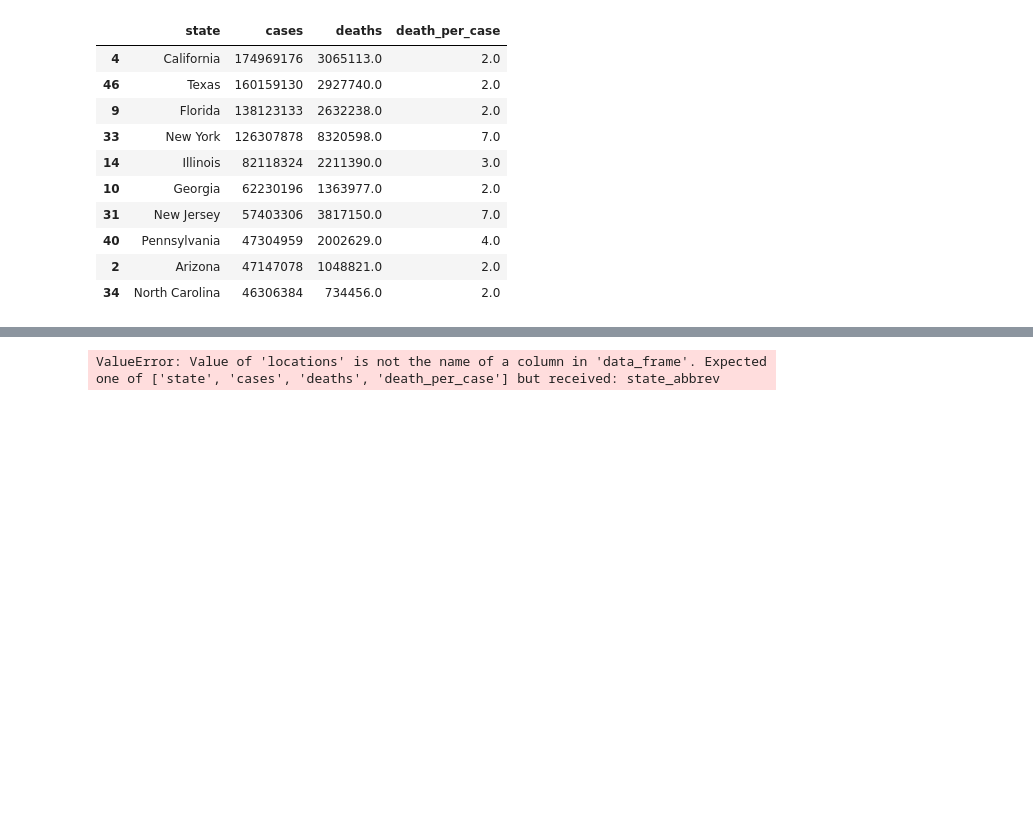
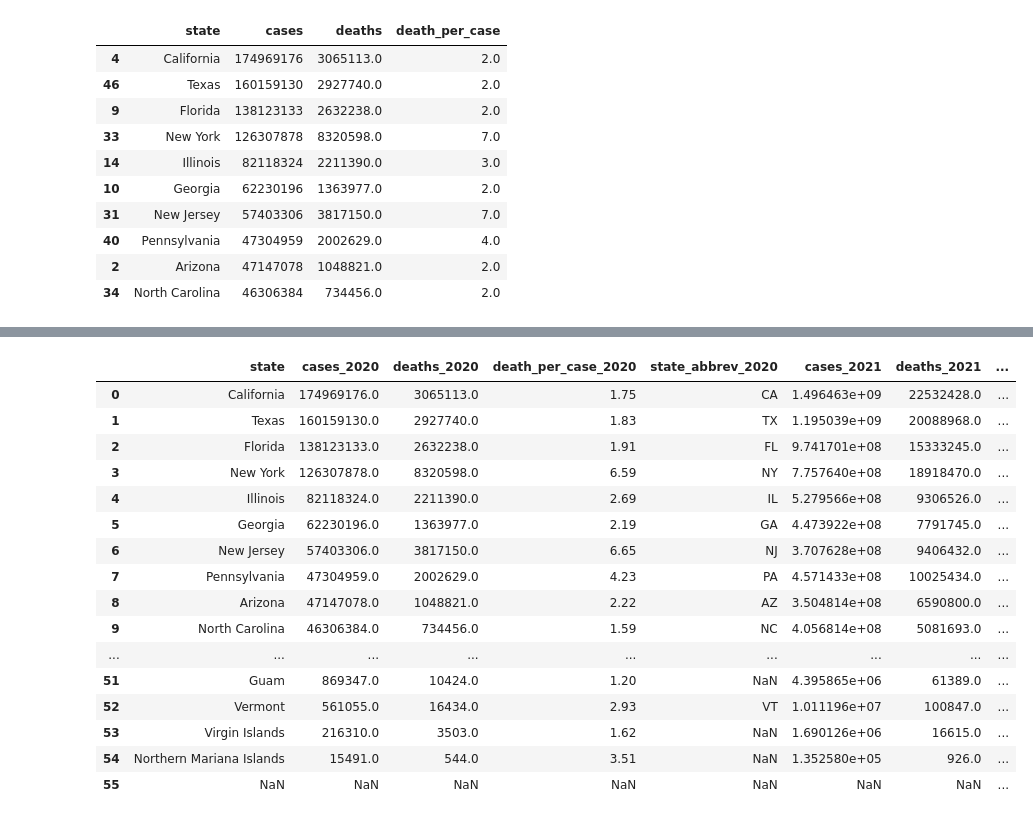
Before and after one commit to piyus22/Covid_19, a Jupyter notebook: covid_data_exploration.ipynb, the cells around one changed output, grey strips where cells are left out. Saved outputs shown, nothing was run; the diff lists cells and outputs as text; code cells hidden in the pictures; blank space fills up the shorter version.

```diff
--- a/covid_data_exploration.ipynb
+++ b/covid_data_exploration.ipynb
@@ -155,9 +170,0 @@ def plot_death_rate_choropleth(df, state_col, death_rate_col, abbrev_col):
-# %%
-plot_death_rate_choropleth(
-    df=counties_2020_groupby,
-    state_col='state',
-    death_rate_col='death_per_case',
-    abbrev_col='state_abbrev'
-)
-# %% [output]
-ValueError: Value of 'locations' is not the name of a column in 'data_frame'. Expected one of ['state', 'cases', 'deaths', 'death_per_case'] but received: state_abbrev
@@ -163,0 +203,27 @@ ValueError: Value of 'locations' is not the name of a column in 'data_frame'. Ex
+# %%
+# Merging 2020,2021, 2022, 2023
+counties_2020_2021_groupby=counties_2020_groupby.merge(counties_2021_groupby,on='state',suffixes=('_2020','_2021'))
+counties_2022_2023_groupby=counties_2022_groupby.merge(counties_2023_groupby,on='state',suffixes=('_2022','_2023'))
+counties_2020_2021_groupby=counties_2020_2021_groupby.sort_values(by='state_abbrev_2021')
+counties_2022_2023_groupby=counties_2022_2023_groupby.sort_values(by='state_abbrev_2022')
+counties_2020_2021_2022_2023=pd.concat([counties_2020_2021_groupby,counties_2022_2023_groupby],axis=1)
+# %%
+counties_2020_2021_2022_2023
+# %% [output]
+|  | state | cases_2020 | deaths_2020 | death_per_case_2020 | state_abbrev_2020 | cases_2021 | deaths_2021 | ... |
+| 0 | California | 174969176.0 | 3065113.0 | 1.75 | CA | 1.496463e+09 | 22532428.0 | ... |
+| 1 | Texas | 160159130.0 | 2927740.0 | 1.83 | TX | 1.195039e+09 | 20088968.0 | ... |
+| 2 | Florida | 138123133.0 | 2632238.0 | 1.91 | FL | 9.741701e+08 | 15333245.0 | ... |
+| 3 | New York | 126307878.0 | 8320598.0 | 6.59 | NY | 7.757640e+08 | 18918470.0 | ... |
+| 4 | Illinois | 82118324.0 | 2211390.0 | 2.69 | IL | 5.279566e+08 | 9306526.0 | ... |
+| 5 | Georgia | 62230196.0 | 1363977.0 | 2.19 | GA | 4.473922e+08 | 7791745.0 | ... |
+| 6 | New Jersey | 57403306.0 | 3817150.0 | 6.65 | NJ | 3.707628e+08 | 9406432.0 | ... |
+| 7 | Pennsylvania | 47304959.0 | 2002629.0 | 4.23 | PA | 4.571433e+08 | 10025434.0 | ... |
+| 8 | Arizona | 47147078.0 | 1048821.0 | 2.22 | AZ | 3.504814e+08 | 6590800.0 | ... |
+| 9 | North Carolina | 46306384.0 | 734456.0 | 1.59 | NC | 4.056814e+08 | 5081693.0 | ... |
+| ... | ... | ... | ... | ... | ... | ... | ... | ... |
+| 51 | Guam | 869347.0 | 10424.0 | 1.20 | NaN | 4.395865e+06 | 61389.0 | ... |
+| 52 | Vermont | 561055.0 | 16434.0 | 2.93 | VT | 1.011196e+07 | 100847.0 | ... |
+| 53 | Virgin Islands | 216310.0 | 3503.0 | 1.62 | NaN | 1.690126e+06 | 16615.0 | ... |
+| 54 | Northern Mariana Islands | 15491.0 | 544.0 | 3.51 | NaN | 1.352580e+05 | 926.0 | ... |
+| 55 | NaN | NaN | NaN | NaN | NaN | NaN | NaN | ... |
```
Also changed, not shown: parts of 7 cells of this notebook.
